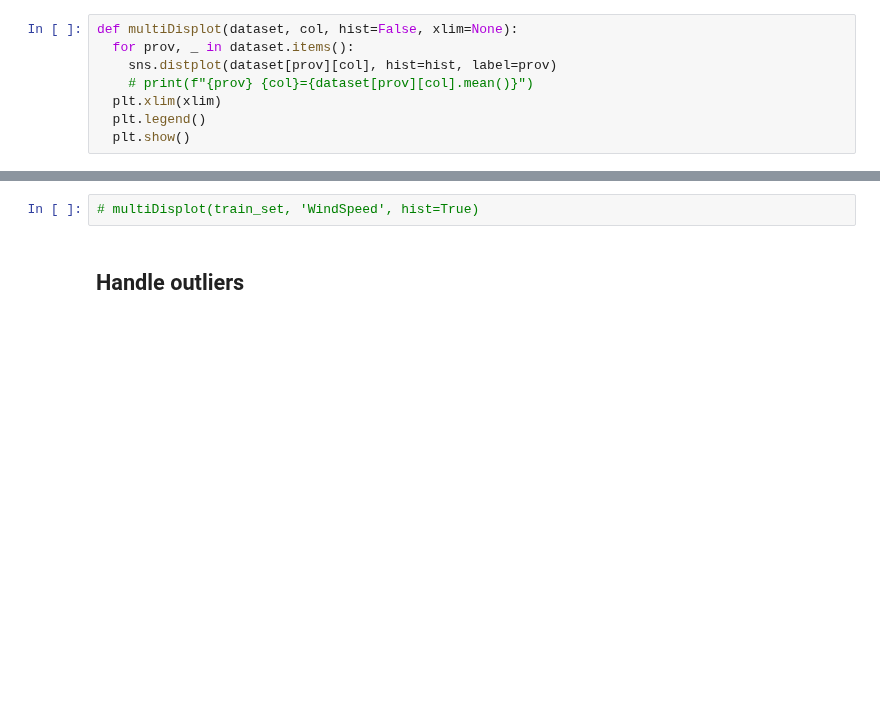
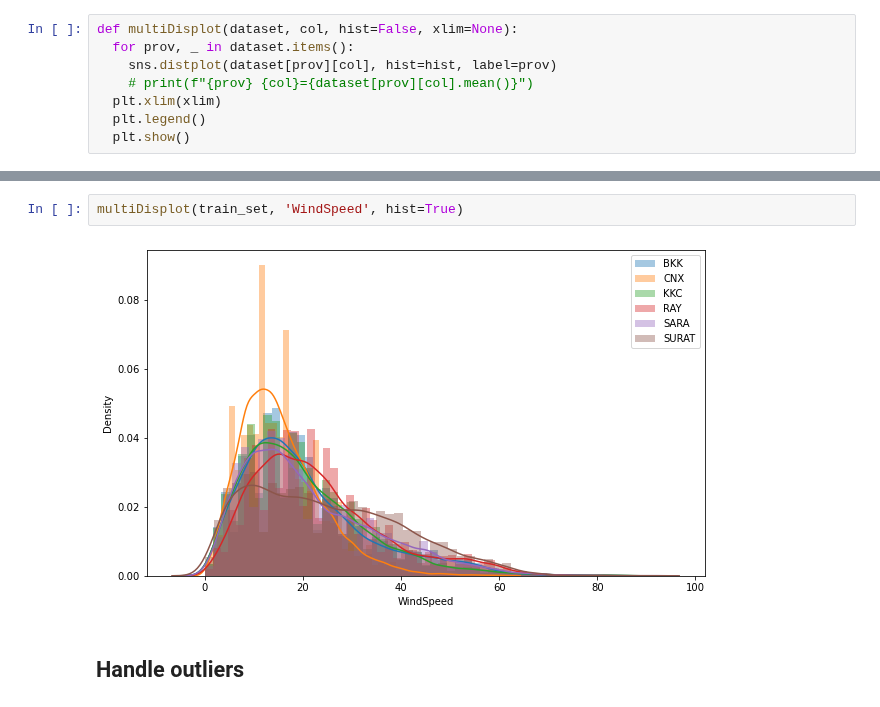
Before and after one commit to One-Night-Miracle/Data-Science-Project1-2021-2-PM2.5-Kaggle, a Jupyter notebook: data_analysis.ipynb, the cells around one changed output, grey strips where cells are left out. Cells and saved outputs as stored; diff of their text form; blank space fills up the shorter version.

```diff
--- a/data_analysis.ipynb
+++ b/data_analysis.ipynb
@@ -141,5 +147,7 @@ def multiDisplot(dataset, col, hist=False, xlim=None):
 # %%
-# multiDisplot(train_set, 'WindSpeed', hist=True)
+multiDisplot(train_set, 'WindSpeed', hist=True)
+# %% [output]
+[figure, added]
 # %% [markdown]
 ## Handle outliers
 # %%
```
Also changed, not shown: parts of 18 cells of this notebook, 11 other files.
